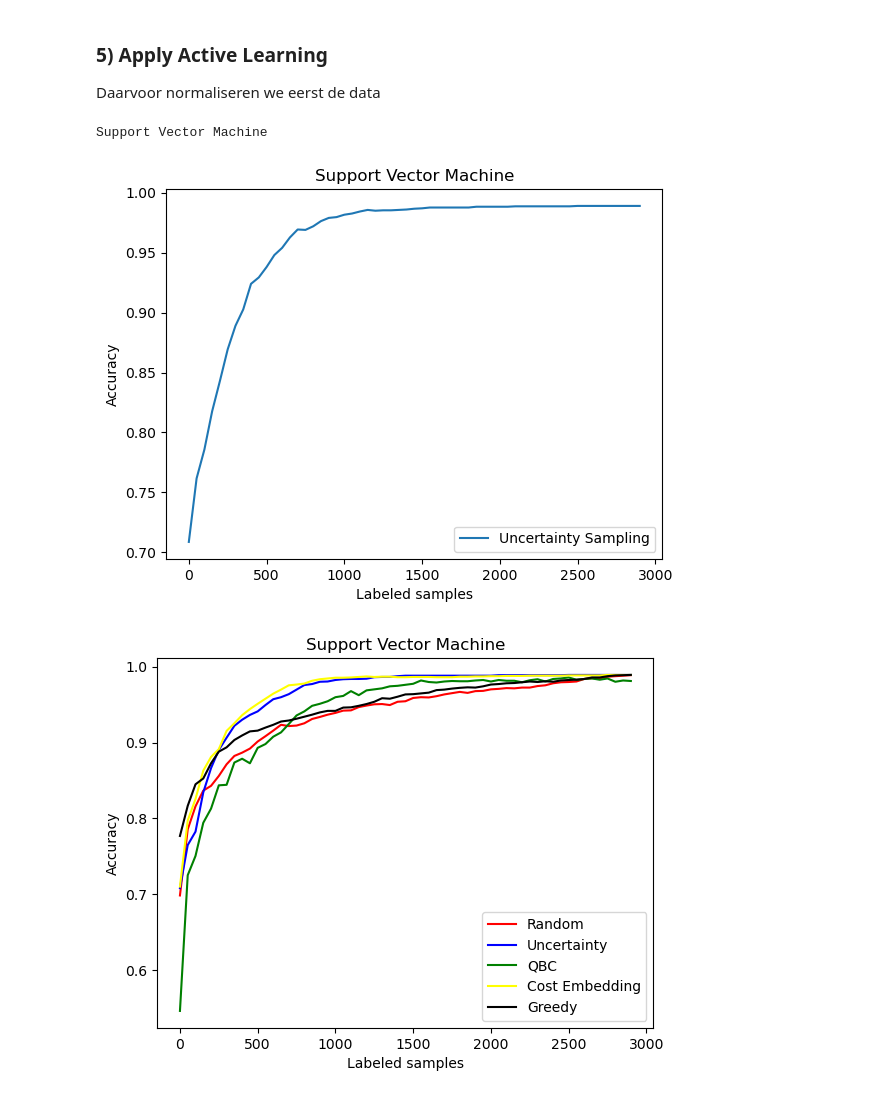
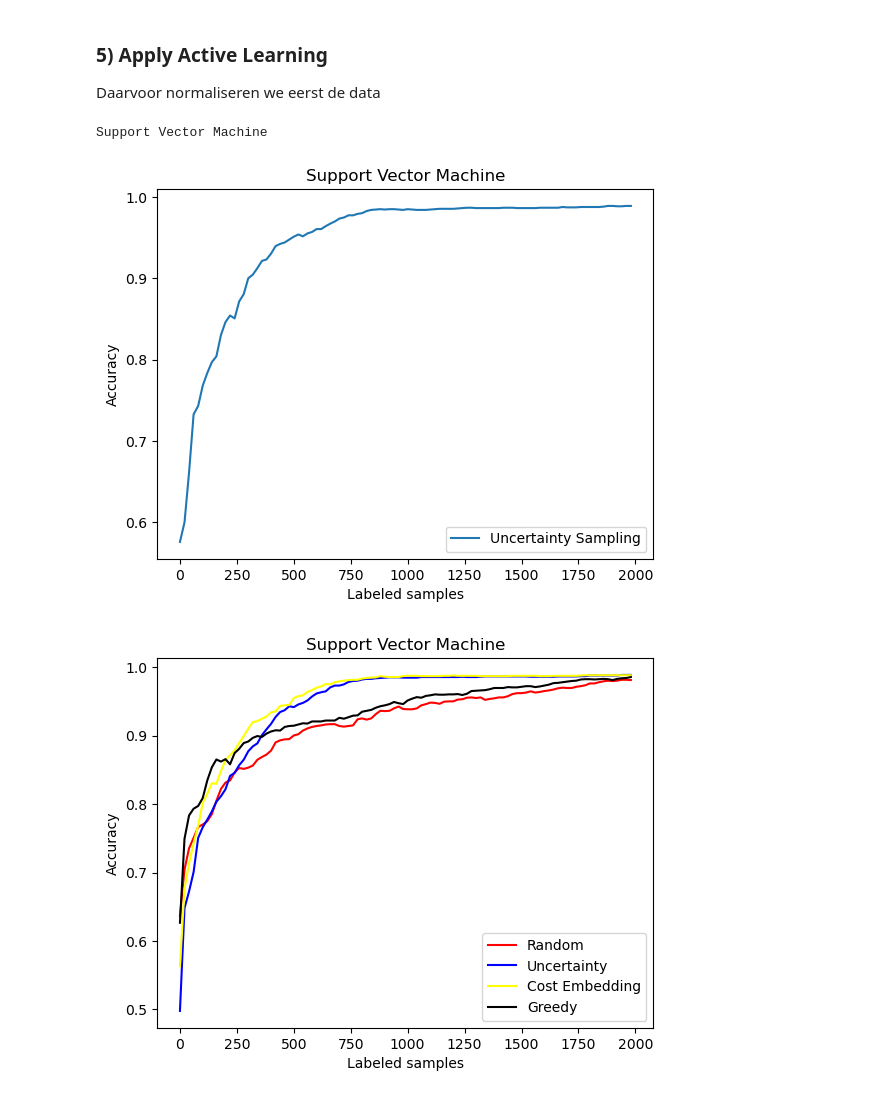
Before and after one commit to silkevdschueren/ActiveML_project, a Jupyter notebook: Active-Learning_SVM.ipynb, the cells around one changed output. Cells and saved outputs as stored; diff of their text form; code cells hidden in the pictures.

```diff
--- a/Active-Learning_SVM.ipynb
+++ b/Active-Learning_SVM.ipynb
@@ -114,5 +91,6 @@ Daarvoor normaliseren we eerst de data
 # %%
 scaler = StandardScaler()
 scaler.fit(X)
-X_scaled = scaler.transform(X)
+X_train_scaled = scaler.transform(X_train)
+X_test_scaled = scaler.transform(X_test)
 # %%
@@ -305,37 +107,35 @@ clf = SklearnClassifier(SVC(kernel = 'rbf', C = 10, probability = True), classes
 clf_name = 'Support Vector Machine'
 qs = UncertaintySampling(method='entropy')
 qs_name = 'Uncertainty Sampling'
-cycle, accuracies = ActiveLearning_UncertaintySampling(X_scaled, y_true, 59, 50, clf)
+cycle, accuracies, indep_accuracies = ActiveLearning_UncertaintySampling(X_train_scaled, X_test_scaled, y_train, y_test, 100, 20, clf)
 plot_AL(cycle, accuracies, qs_name, clf_name)
 # %% [output]
 Support Vector Machine
-[figure, old version]
+[figure, new version]
 # %%
 clf_name = 'Support Vector Machine'
 colors = ['blue', 'red', 'green']
 
 clf = SklearnClassifier(SVC(kernel = 'rbf', C = 10, probability = True), classes=np.unique(y_true))
-cycle, accuracies = ActiveLearning_RandomSampling(X_scaled, y_true, 59, 50, clf)
+cycle, accuracies, indep_accuracies = ActiveLearning_RandomSampling(X_train_scaled, X_test_scaled, y_train, y_test, 100, 20, clf)
 plt.plot(cycle, accuracies, color = 'red', label = 'Random')
 clf = SklearnClassifier(SVC(kernel = 'rbf', C = 10, probability = True), classes=np.unique(y_true))
-cycle, accuracies = ActiveLearning_UncertaintySampling(X_scaled, y_true, 59, 50, clf)
+cycle, accuracies, indep_accuracies = ActiveLearning_UncertaintySampling(X_train_scaled, X_test_scaled, y_train, y_test, 100, 20, clf)
 plt.plot(cycle, accuracies, color = 'blue', label = 'Uncertainty')
+#clf = SklearnClassifier(SVC(kernel = 'rbf', C = 10, probability = True), classes=np.unique(y_true))
+#cycle, accuracies, indep_accuracies = ActiveLearning_QueryByCommittee(X_train_scaled, X_test_scaled, y_train, y_test, 100, 20, clf)
+#plt.plot(cycle, accuracies, color = 'green', label = 'QBC')
 clf = SklearnClassifier(SVC(kernel = 'rbf', C = 10, probability = True), classes=np.unique(y_true))
-cycle, accuracies = ActiveLearning_QueryByCommittee(X_scaled, y_true, 59, 50, clf)
-plt.plot(cycle, accuracies, color = 'green', label = 'QBC')
-clf = SklearnClassifier(SVC(kernel = 'rbf', C = 10, probability = True), classes=np.unique(y_true))
-cycle, accuracies = ActiveLearning_CostEmbeddingAL(X_scaled, y_true, 59, 50, clf, np.array([0, 1, 2, 3, 4, 5]))
+cycle, accuracies, indep_accuracies = ActiveLearning_CostEmbeddingAL(X_train_scaled, X_test_scaled, y_train, y_test, 100, 20, clf)
 plt.plot(cycle, accuracies, color = 'yellow', label = 'Cost Embedding')
 clf = SklearnClassifier(SVC(kernel = 'rbf', C = 10, probability = True), classes=np.unique(y_true))
-cycle, accuracies = ActiveLearning_GreedySamplingX(X_scaled, y_true, 59, 50, clf)
+cycle, accuracies, indep_accuracies = ActiveLearning_GreedySamplingX(X_train_scaled, X_test_scaled, y_train, y_test, 100, 20, clf)
 plt.plot(cycle, accuracies, color = 'black', label = 'Greedy')
-
-
 
 plt.xlabel('Labeled samples')
 plt.ylabel('Accuracy')
 plt.title(clf_name)
 plt.legend()
 plt.show()
 # %% [output]
-[figure, old version]
+[figure, new version]
```
Also changed, not shown: parts of 4 cells of this notebook, 4 other files.
